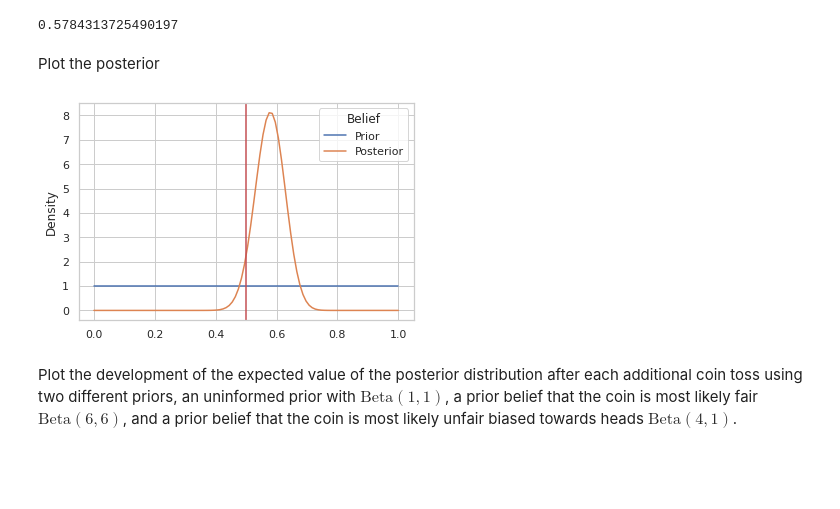
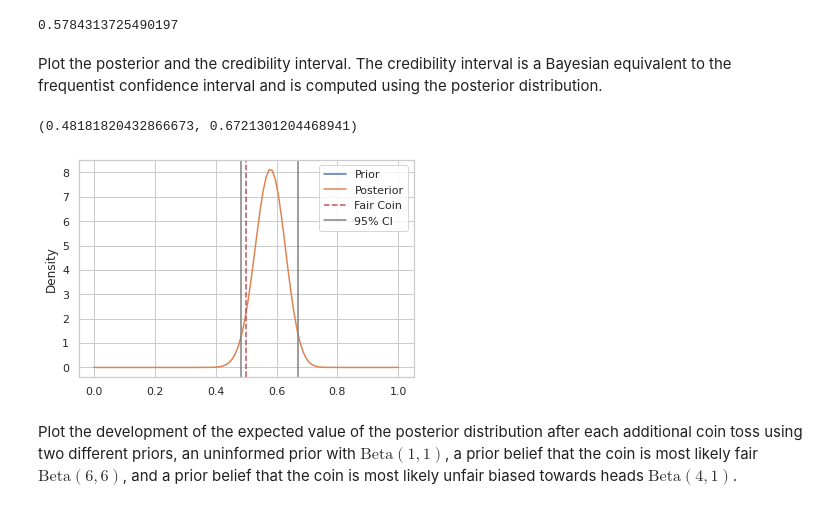
Before and after one commit to mhahsler/CS7320-AI, a Jupyter notebook: Uncertainty/Frequentist_vs_Bayesian.ipynb, the cells around one changed output. Saved outputs shown, nothing was run; the diff lists cells and outputs as text; code cells hidden in the pictures; blank space fills up the shorter version.

```diff
--- a/Uncertainty/Frequentist_vs_Bayesian.ipynb
+++ b/Uncertainty/Frequentist_vs_Bayesian.ipynb
@@ -216,17 +251,24 @@ alpha_posterior / (alpha_posterior + beta_posterior)
 # %% [output]
 0.5784313725490197
 # %% [markdown]
-Plot the posterior
+Plot the posterior and the credibility interval. The credibility interval is a Bayesian equivalent to the frequentist confidence interval and is computed using the posterior distribution.
+# %%
+CredI = st.beta.interval(.95, alpha_posterior, beta_posterior)
+CredI
+# %% [output]
+(0.48181820432866673, 0.6721301204468941)
 # %%
 x = np.linspace(0, 1, 100)
 plt.plot(x, beta.pdf(x, alpha_prior, beta_prior), label = "Prior")
 plt.plot(x, beta.pdf(x, alpha_posterior, beta_posterior), label = "Posterior")
 plt.ylabel("Density")
-plt.legend(title="Belief")
-plt.axvline(x=0.5, color='r', linestyle='-')
+plt.axvline(x=0.5, color='r', linestyle="--", label="Fair Coin")
+plt.axvline(x=CredI[0], color='gray', label="95% CI")
+plt.axvline(x=CredI[1], color='gray')
+plt.legend()
 plt.show()
 # %% [output]
-[figure, old version]
+[figure, new version]
 # %% [markdown]
 Plot the development of the expected value of the posterior distribution after each additional coin toss using two different priors, an uninformed prior with $\mathrm{Beta(1, 1)}$, a prior belief that the coin is most likely fair $\mathrm{Beta(6, 6)}$, and a prior belief that the coin is most likely unfair biased towards heads $\mathrm{Beta(4, 1)}$.
 # %%
```
Also changed, not shown: parts of 14 cells of this notebook.
